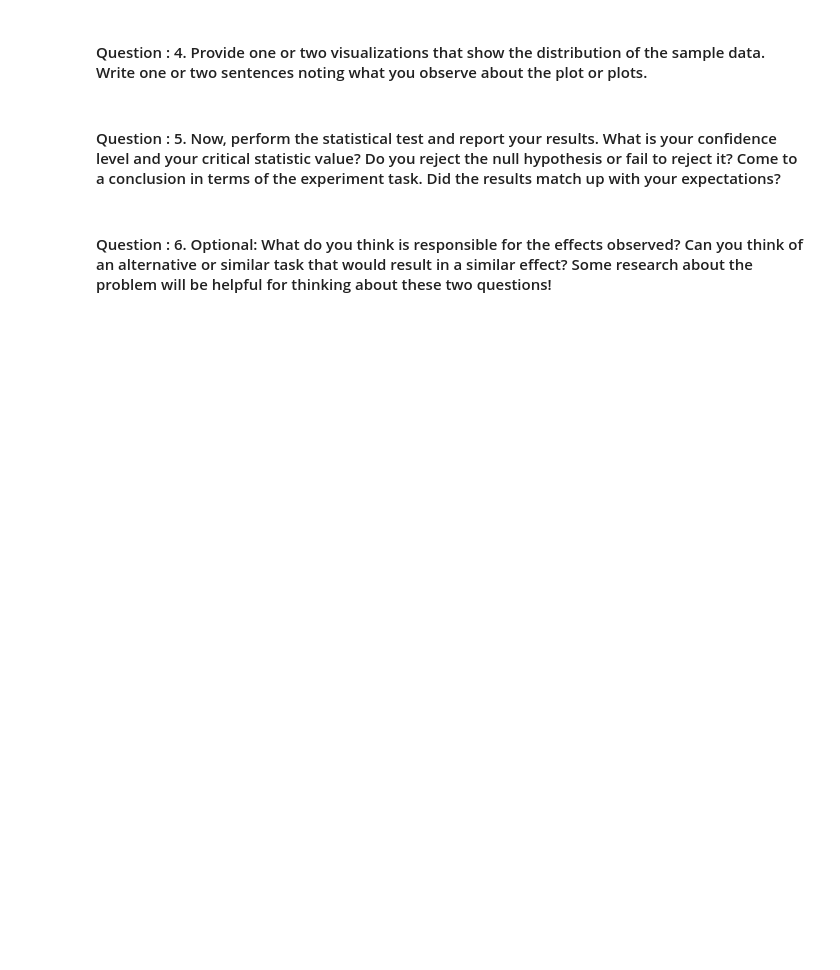
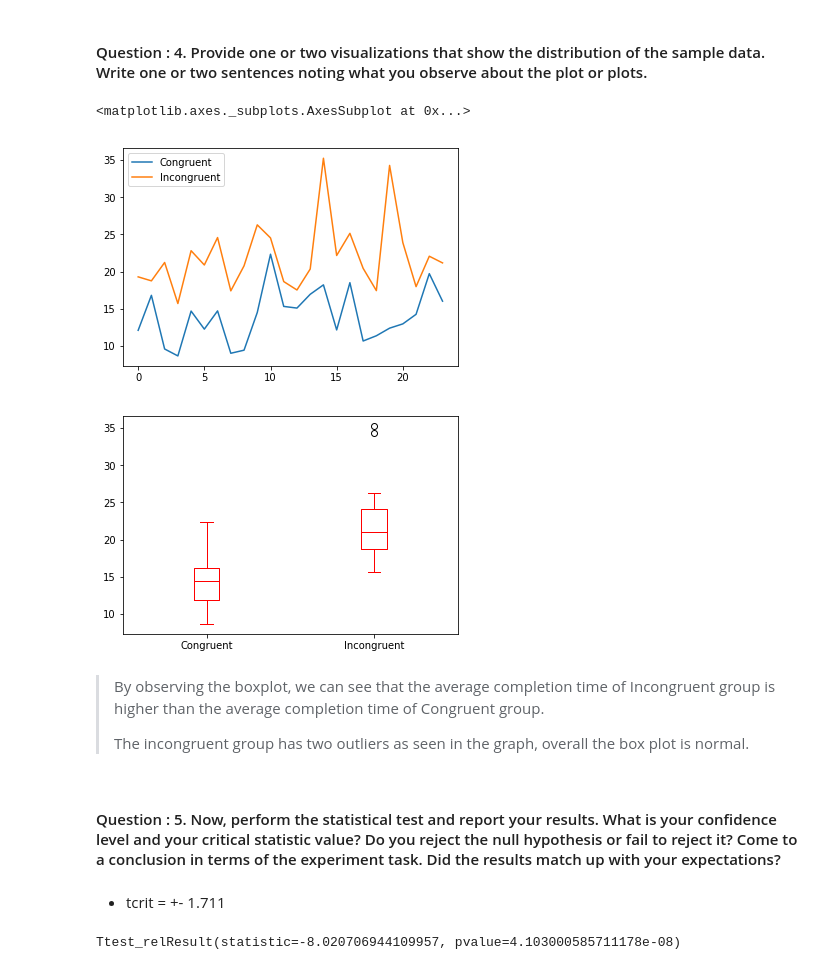
Before and after one commit to antra0497/Udacity-Test-a-Perceptual-Phenomenon-Stroop-Effect-, a Jupyter notebook: Test a Perceptual Phenomenon Stroop Effect.ipynb, the cells around one changed output. Cells and saved outputs as stored; diff of their text form; code cells hidden in the pictures; blank space fills up the shorter version.

```diff
--- a/Test a Perceptual Phenomenon Stroop Effect.ipynb
+++ b/Test a Perceptual Phenomenon Stroop Effect.ipynb
@@ -6,0 +9,8 @@ In a Stroop task, participants are presented with a list of words, with each wor
+# %%
+import pandas as pd
+
+# read csv file and save to df
+data_set = pd.read_csv('stroopdata.csv')
+
+# print csv data
+print(data_set)
@@ -15,6 +109,30 @@ In a Stroop task, participants are presented with a list of words, with each wor
 # %% [markdown]
 #### Question : 4. Provide one or two visualizations that show the distribution of the sample data. Write one or two sentences noting what you observe about the plot or plots.
+# %%
+import matplotlib.pyplot as plt
+%matplotlib inline
+
+data_set.plot()
+data_set.plot(kind='box', color='red')
+# %% [output]
+<matplotlib.axes._subplots.AxesSubplot at 0x...>
+[figure, added]
+[figure, added]
+# %% [markdown]
+>By observing the boxplot, we can see that the average completion time of Incongruent group is higher than the average completion time of Congruent group.
+>
+>The incongruent group has two outliers as seen in the graph, overall the box plot is normal.
 # %% [markdown]
 #### Question : 5. Now, perform the statistical test and report your results. What is your confidence level and your critical statistic value? Do you reject the null hypothesis or fail to reject it? Come to a conclusion in terms of the experiment task. Did the results match up with your expectations?
-# %% [markdown]
-#### Question : 6. Optional: What do you think is responsible for the effects observed? Can you think of an alternative or similar task that would result in a similar effect? Some research about the problem will be helpful for thinking about these two questions!
+# %% [markdown]
+ - tcrit = +- 1.711
+# %%
+# Perform the statistical test here
+from scipy import stats
+sample_size= 23
+stats.t.ppf(0.975, sample_size)
+
+# Calculates the T-test on TWO RELATED samples of scores, a and b.
+stats.ttest_rel(data_set['Congruent'], data_set['Incongruent'])
+# %% [output]
+Ttest_relResult(statistic=-8.020706944109957, pvalue=4.103000585711178e-08)
```
Also changed, not shown: parts of 9 cells of this notebook.
